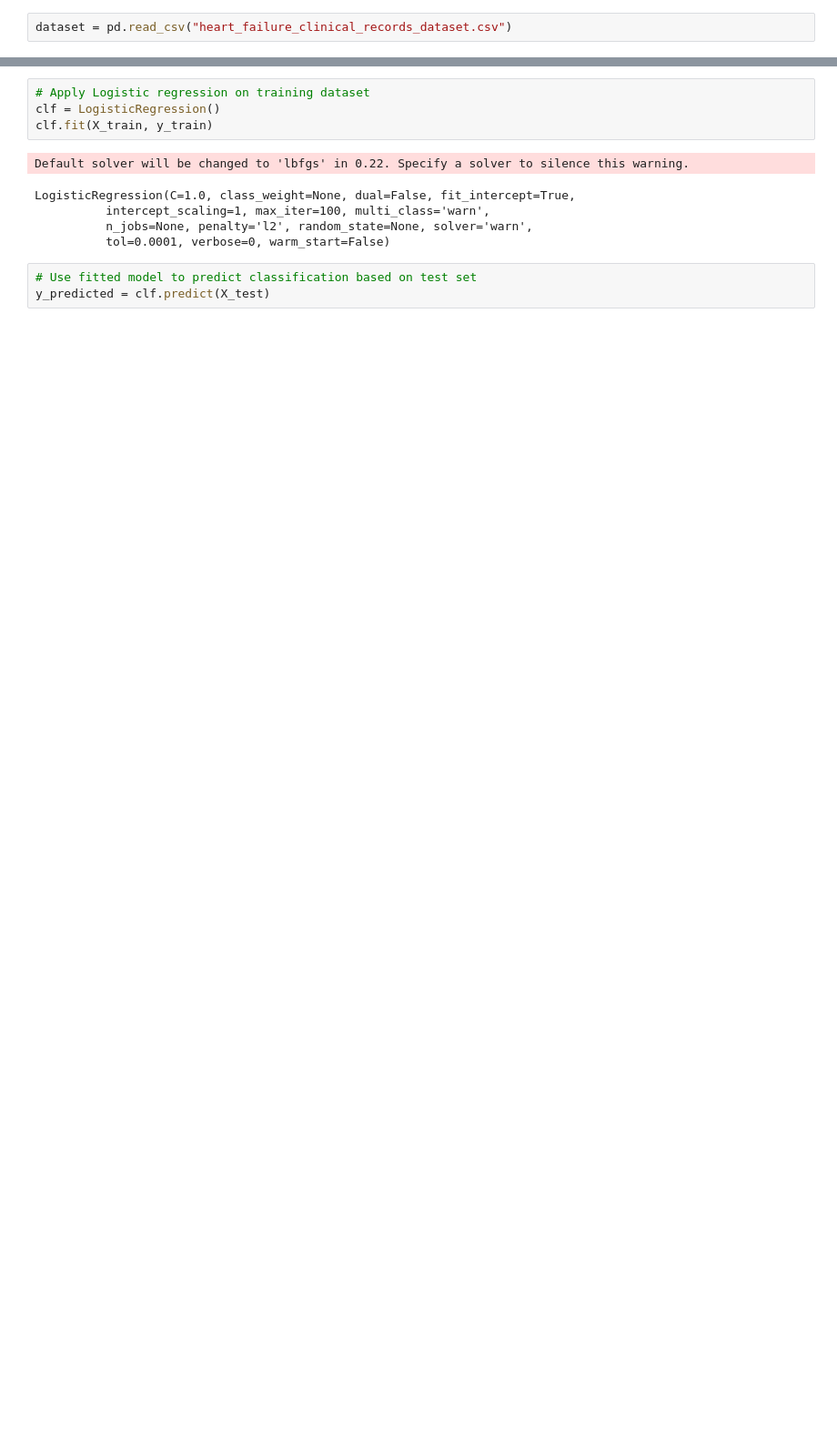
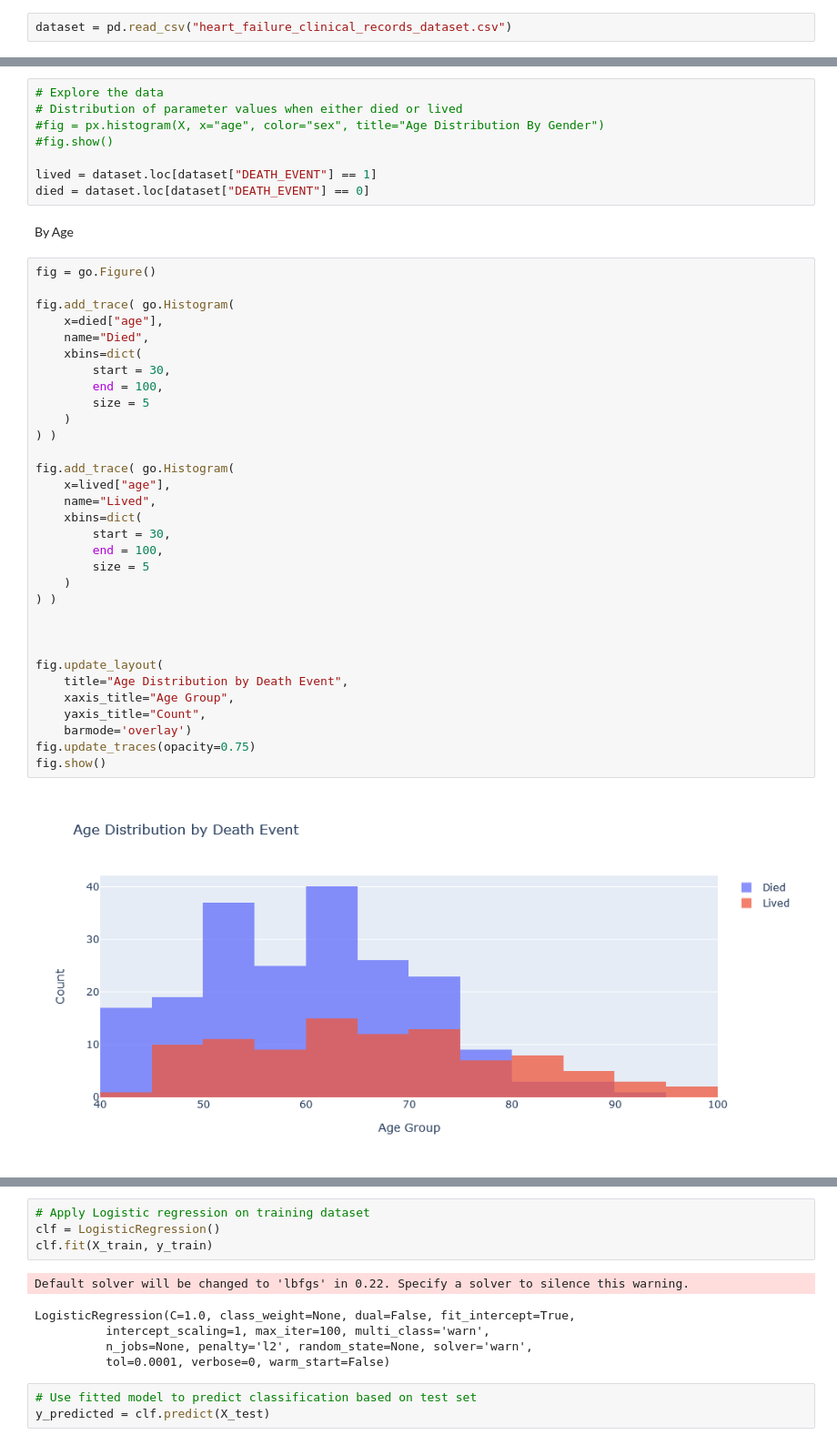
Before and after one commit to ssthor22/MachineLearning, a Jupyter notebook: HeartFailure/HeartFailureML.ipynb, the cells around one changed output, grey strips where cells are left out. Shown: that part at 91% size. Drawn from its saved outputs; the diff is of its cells as text; blank space fills up the shorter version.

Commit message:
update hearfailure project
Added prelim data exploration

```diff
--- a/HeartFailure/HeartFailureML.ipynb
+++ b/HeartFailure/HeartFailureML.ipynb
@@ -25,0 +86,44 @@ Data with input dtype int64, float64 were all converted to float64 by MinMaxScal
+# %%
+# Explore the data
+# Distribution of parameter values when either died or lived
+#fig = px.histogram(X, x="age", color="sex", title="Age Distribution By Gender")
+#fig.show()
+
+lived = dataset.loc[dataset["DEATH_EVENT"] == 1]
+died = dataset.loc[dataset["DEATH_EVENT"] == 0]
+# %% [markdown]
+By Age
+# %%
+fig = go.Figure()
+
+fig.add_trace( go.Histogram(
+    x=died["age"],
+    name="Died",
+    xbins=dict(
+        start = 30,
+        end = 100,
+        size = 5
+    )
+) )
+
+fig.add_trace( go.Histogram(
+    x=lived["age"],
+    name="Lived",
+    xbins=dict(
+        start = 30,
+        end = 100,
+        size = 5
+    )
+) )
+
+
+
+fig.update_layout(
+    title="Age Distribution by Death Event",
+    xaxis_title="Age Group",
+    yaxis_title="Count",
+    barmode='overlay')
+fig.update_traces(opacity=0.75)
+fig.show()
+# %% [output]
+[figure, added]
```
Also changed, not shown: parts of 20 cells of this notebook.
